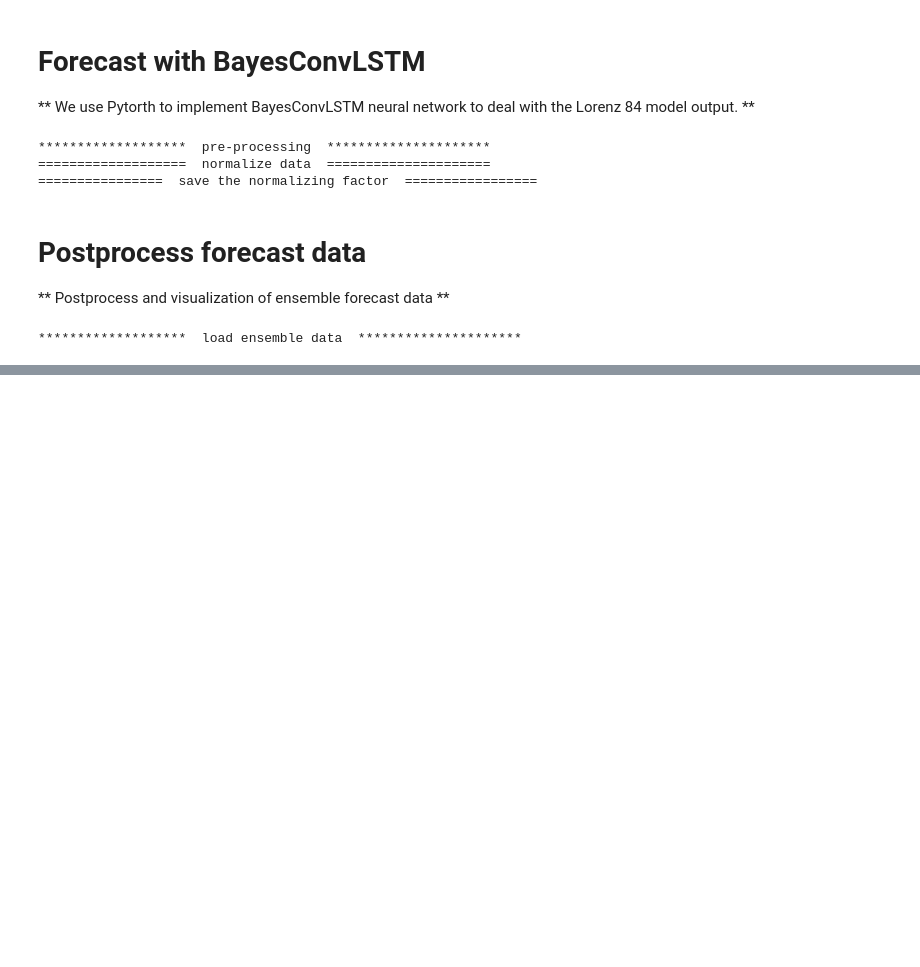
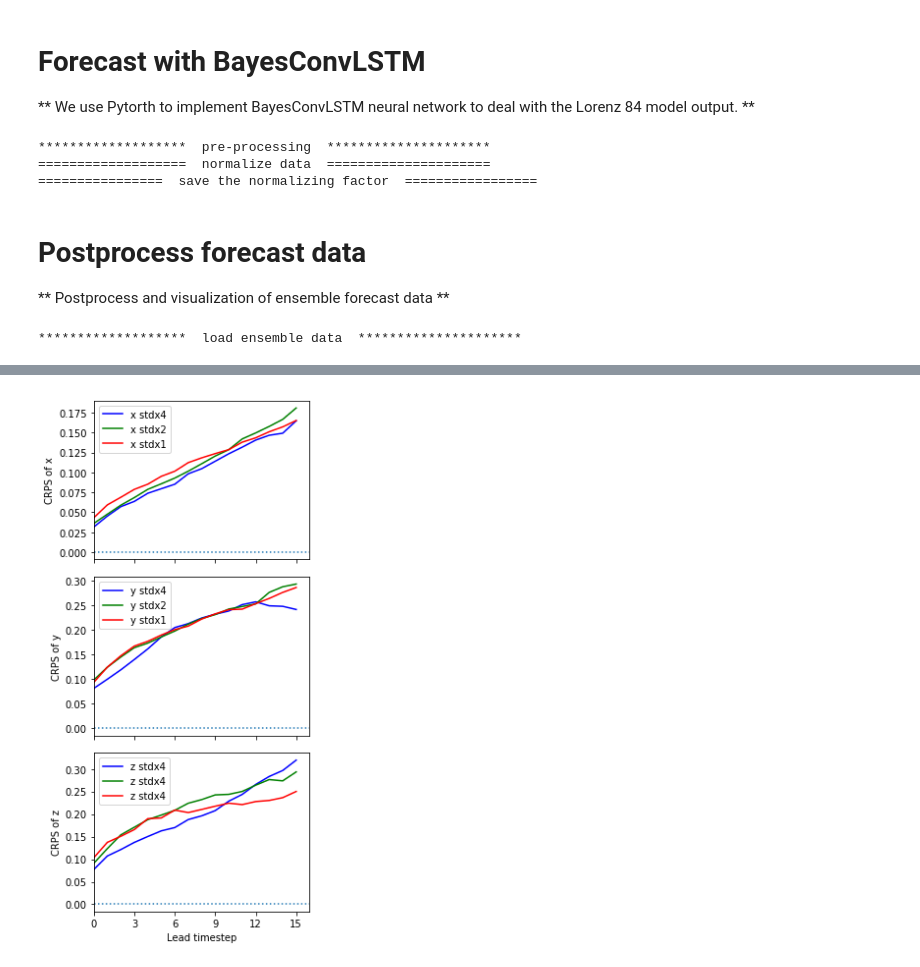
Before and after one commit to geek-yang/DeepArctic, a Jupyter notebook: BayesMap/Lorenz84/comp_forecast_loss_penalty_Lorens84.ipynb, the cells around one changed output, grey strips where cells are left out. Cells and saved outputs as stored; diff of their text form; code cells hidden in the pictures; blank space fills up the shorter version.

```diff
--- a/BayesMap/Lorenz84/comp_forecast_loss_penalty_Lorens84.ipynb
+++ b/BayesMap/Lorenz84/comp_forecast_loss_penalty_Lorens84.ipynb
@@ -809,0 +1008,95 @@ G_ex = [1.000010 : 0.999990] **~0.001%**<br>
+# %%
+    ##############################################################################################################
+    ###########       Compute CRPS with given ensemble predictands and deterministic observation       ###########
+    ##############################################################################################################
+    step_lead = 16
+    # lead time dependent CRPS
+    crps_mean_lead_stdx4 = np.zeros((step_lead,3), dtype=float)
+    crps_mean_lead_stdx2 = np.zeros((step_lead,3), dtype=float)
+    crps_mean_lead_p100 = np.zeros((step_lead,3), dtype=float)
+    for i in range(step_lead):
+        if i == 0:
+            _, crps_mean_lead_stdx4[i,0] = dlacs.metric.CRPS(x[-test_len:], predictand_p100_stdx4[:,0,:,i]* (x_max - x_min) + x_min)
+            _, crps_mean_lead_stdx4[i,1] = dlacs.metric.CRPS(y[-test_len:], predictand_p100_stdx4[:,1,:,i]* (y_max - y_min) + y_min)
+            _, crps_mean_lead_stdx4[i,2] = dlacs.metric.CRPS(z[-test_len:], predictand_p100_stdx4[:,2,:,i]* (z_max - z_min) + z_min)
+
+            _, crps_mean_lead_stdx2[i,0] = dlacs.metric.CRPS(x[-test_len:], predictand_p100_stdx2[:,0,:,i]* (x_max - x_min) + x_min)
+            _, crps_mean_lead_stdx2[i,1] = dlacs.metric.CRPS(y[-test_len:], predictand_p100_stdx2[:,1,:,i]* (y_max - y_min) + y_min)
+            _, crps_mean_lead_stdx2[i,2] = dlacs.metric.CRPS(z[-test_len:], predictand_p100_stdx2[:,2,:,i]* (z_max - z_min) + z_min)
+
+            _, crps_mean_lead_p100[i,0] = dlacs.metric.CRPS(x[-test_len:], predictand_p100[:,0,:,i]* (x_max - x_min) + x_min)
+            _, crps_mean_lead_p100[i,1] = dlacs.metric.CRPS(y[-test_len:], predictand_p100[:,1,:,i]* (y_max - y_min) + y_min)
+            _, crps_mean_lead_p100[i,2] = dlacs.metric.CRPS(z[-test_len:], predictand_p100[:,2,:,i]* (z_max - z_min) + z_min)
+        else:
+            _, crps_mean_lead_stdx4[i,0] = dlacs.metric.CRPS(x[-test_len+i:], predictand_p100_stdx4[:,0,:-i,i]* (x_max - x_min) + x_min)
+            _, crps_mean_lead_stdx4[i,1] = dlacs.metric.CRPS(y[-test_len+i:], predictand_p100_stdx4[:,1,:-i,i]* (y_max - y_min) + y_min)
+            _, crps_mean_lead_stdx4[i,2] = dlacs.metric.CRPS(z[-test_len+i:], predictand_p100_stdx4[:,2,:-i,i]* (z_max - z_min) + z_min)
+
+            _, crps_mean_lead_stdx2[i,0] = dlacs.metric.CRPS(x[-test_len+i:], predictand_p100_stdx2[:,0,:-i,i]* (x_max - x_min) + x_min)
+            _, crps_mean_lead_stdx2[i,1] = dlacs.metric.CRPS(y[-test_len+i:], predictand_p100_stdx2[:,1,:-i,i]* (y_max - y_min) + y_min)
+            _, crps_mean_lead_stdx2[i,2] = dlacs.metric.CRPS(z[-test_len+i:], predictand_p100_stdx2[:,2,:-i,i]* (z_max - z_min) + z_min)
+
+            _, crps_mean_lead_p100[i,0] = dlacs.metric.CRPS(x[-test_len+i:], predictand_p100[:,0,:-i,i]* (x_max - x_min) + x_min)
+            _, crps_mean_lead_p100[i,1] = dlacs.metric.CRPS(y[-test_len+i:], predictand_p100[:,1,:-i,i]* (y_max - y_min) + y_min)
+            _, crps_mean_lead_p100[i,2] = dlacs.metric.CRPS(z[-test_len+i:], predictand_p100[:,2,:-i,i]* (z_max - z_min) + z_min)
+
+    # Write CSV file
+    with open(os.path.join(output_path, "CRPS_deter_std.csv"), "wt+") as fp:
+        writer = csv.writer(fp, delimiter=",")
+        writer.writerow(["x", "y", "z"])  # write header
+        writer.writerow(np.arange(step_lead))  # write header
+        writer.writerow(["penalty 100 stdx4"])  # write header
+        writer.writerows(crps_mean_lead_stdx4.T)
+        writer.writerow(["penalty 100 stdx2"])  # write header
+        writer.writerows(crps_mean_lead_p100.T)
+        writer.writerow(["penalty 100 stdx1"])  # write header
+        writer.writerows(crps_mean_lead_p100.T)
+
+    index = np.arange(0, step_lead)
+
+    fig07 = plt.figure()
+    fig07, (ax1,ax2,ax3) = plt.subplots(3, 1, sharex=True)
+    fig07.set_size_inches(4, 8, forward=True)
+    ax1.plot(index, crps_mean_lead_stdx4[:,0], 'b', label='x stdx4')
+    ax1.plot(index, crps_mean_lead_stdx2[:,0], 'g', label='x stdx2')
+    ax1.plot(index, crps_mean_lead_p100[:,0], 'r', label='x stdx1')
+
+    ax2.plot(index, crps_mean_lead_stdx4[:,1], 'b', label='y stdx4')
+    ax2.plot(index, crps_mean_lead_stdx2[:,1], 'g', label='y stdx2')
+    ax2.plot(index, crps_mean_lead_p100[:,1], 'r', label='y stdx1')
+
+    ax3.plot(index, crps_mean_lead_stdx4[:,2], 'b', label='z stdx4')
+    ax3.plot(index, crps_mean_lead_stdx2[:,2], 'g', label='z stdx4')
+    ax3.plot(index, crps_mean_lead_p100[:,2], 'r', label='z stdx4')
+
+    ax1.axhline(y=0, ls = ':')
+    ax2.axhline(y=0, ls = ':')
+    ax3.axhline(y=0, ls = ':')
+
+    ax1.set_xlim(0, step_lead)
+    ax2.set_xlim(0, step_lead)
+    ax3.set_xlim(0, step_lead)
+
+    ax1.set_xticks(np.arange(0,step_lead,3))
+    ax2.set_xticks(np.arange(0,step_lead,3))
+    ax3.set_xticks(np.arange(0,step_lead,3))
+
+    #ax1.set_ylim(0, 0.5)
+    #ax2.set_ylim(0, 0.5)
+    #ax3.set_ylim(0, 0.5)
+
+    ax1.set_ylabel("CRPS of x")
+    ax2.set_ylabel("CRPS of y")
+    ax3.set_ylabel("CRPS of z")
+
+    plt.xlabel("Lead timestep")
+
+    ax1.legend()
+    ax2.legend()
+    ax3.legend()
+
+    plt.tight_layout()
+
+    plt.show()
+    fig07.savefig(os.path.join(output_path,'BayesConvLSTM_forecast_lorenz84_CRPS_comp_loss_std.png'),dpi=200)
+# %% [output]
@@ -809,0 +1104 @@ G_ex = [1.000010 : 0.999990] **~0.001%**<br>
+[figure, added]
```
Also changed, not shown: parts of 9 cells of this notebook, 4 other files.
